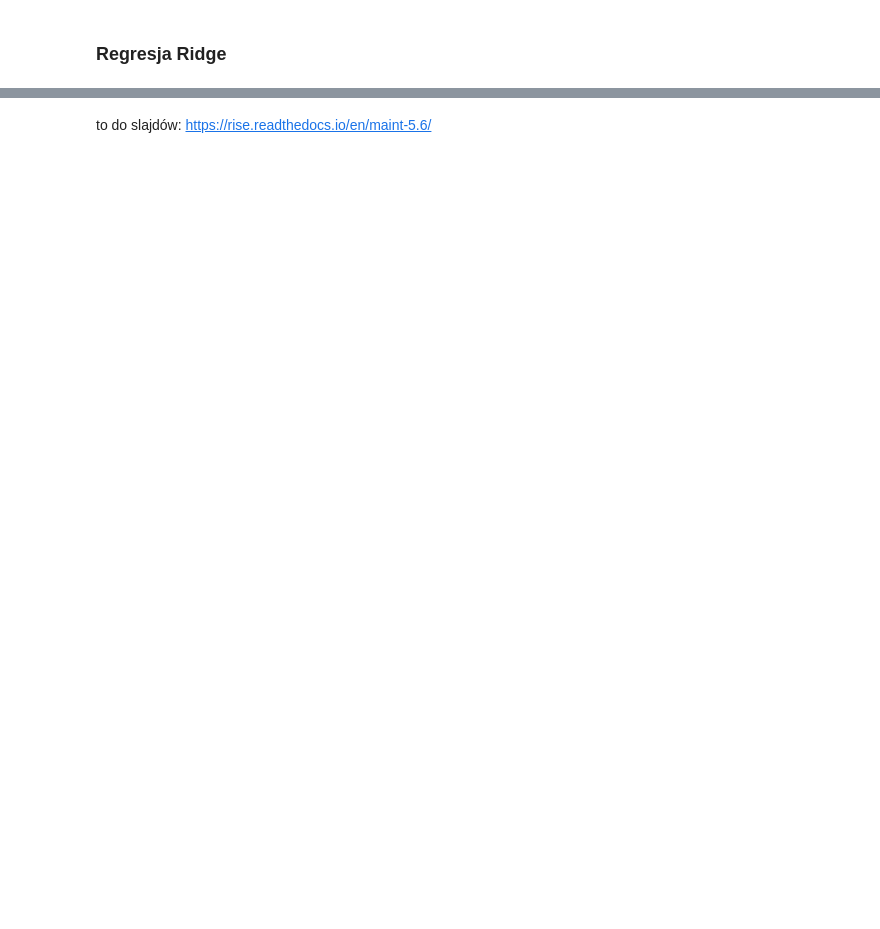
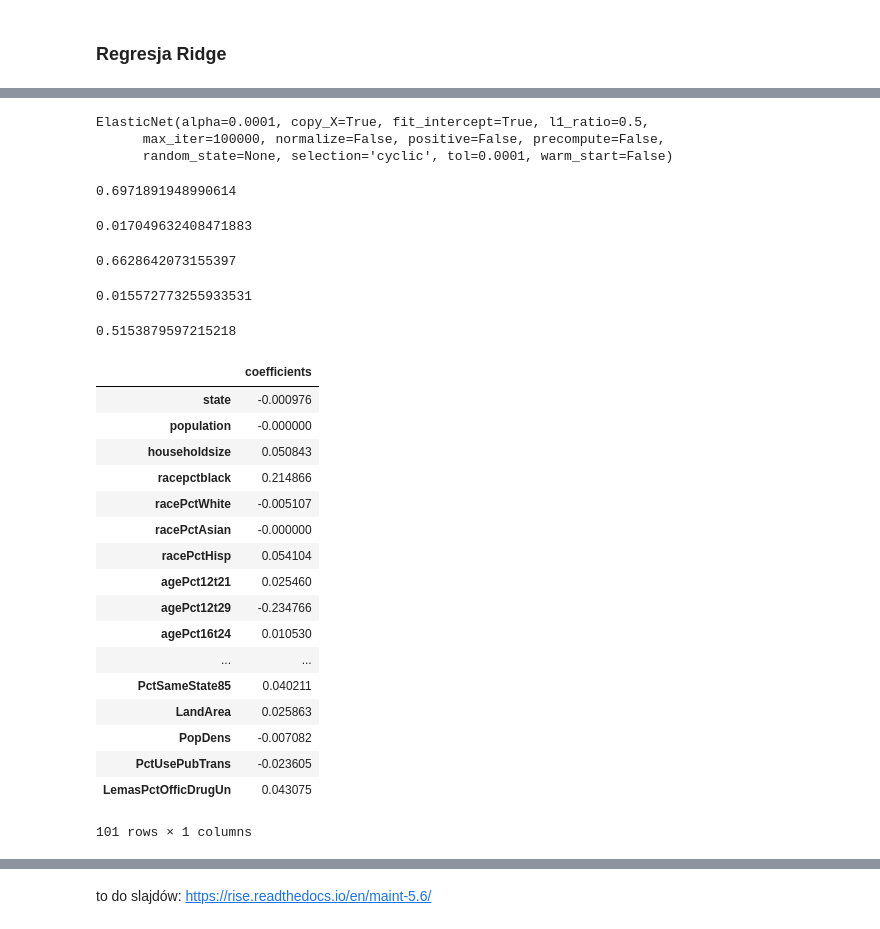
Before and after one commit to jakubkorczakowski/crime-percentage-prediction, a Jupyter notebook: Notebooks/MainNotebook.ipynb, the cells around one changed output, grey strips where cells are left out. Cells and saved outputs as stored; diff of their text form; code cells hidden in the pictures; blank space fills up the shorter version.

```diff
--- a/Notebooks/MainNotebook.ipynb
+++ b/Notebooks/MainNotebook.ipynb
@@ -1157,0 +1292,4 @@ tak jak ridge
+# %%
+parameters = {'alpha':[0.003, 0.001, 0.0003, 0.0001, 0.00003, 0.00001, 0.000003, 0.000001]}
+reg = GridSearchCV(ElasticNet(max_iter=100000), parameters, cv=5, scoring='r2')
+reg.fit(X_train, y_train)
@@ -1157,0 +1305,51 @@ tak jak ridge
+# %%
+reg.best_estimator_
+# %% [output]
+ElasticNet(alpha=0.0001, copy_X=True, fit_intercept=True, l1_ratio=0.5,
+      max_iter=100000, normalize=False, positive=False, precompute=False,
+      random_state=None, selection='cyclic', tol=0.0001, warm_start=False)
+# %%
+reg.score(X_train, y_train)
+# %% [output]
+0.6971891948990614
+# %%
+y_train_pred = reg.predict(X_train)
+mean_squared_error(y_train_pred, y_train)
+# %% [output]
+0.017049632408471883
+# %%
+reg.predict(X_test)
+reg.score(X_test, y_test)
+# %% [output]
+0.6628642073155397
+# %%
+y_pred = reg.predict(X_test)
+mean_squared_error(y_pred, y_test)
+# %% [output]
+0.015572773255933531
+# %%
+reg.best_estimator_.intercept_
+# %% [output]
+0.5153879597215218
+# %%
+results = pd.DataFrame(data={'coefficients':reg.best_estimator_.coef_}, index=dataset.columns[0:-1].values)
+results
+# %% [output]
+|  | coefficients |
+| state | -0.000976 |
+| population | -0.000000 |
+| householdsize | 0.050843 |
+| racepctblack | 0.214866 |
+| racePctWhite | -0.005107 |
+| racePctAsian | -0.000000 |
+| racePctHisp | 0.054104 |
+| agePct12t21 | 0.025460 |
+| agePct12t29 | -0.234766 |
+| agePct16t24 | 0.010530 |
+| ... | ... |
+| PctSameState85 | 0.040211 |
+| LandArea | 0.025863 |
+| PopDens | -0.007082 |
+| PctUsePubTrans | -0.023605 |
+| LemasPctOfficDrugUn | 0.043075 |
+101 rows × 1 columns
```
Also changed, not shown: parts of 52 cells of this notebook, 1 other file.
